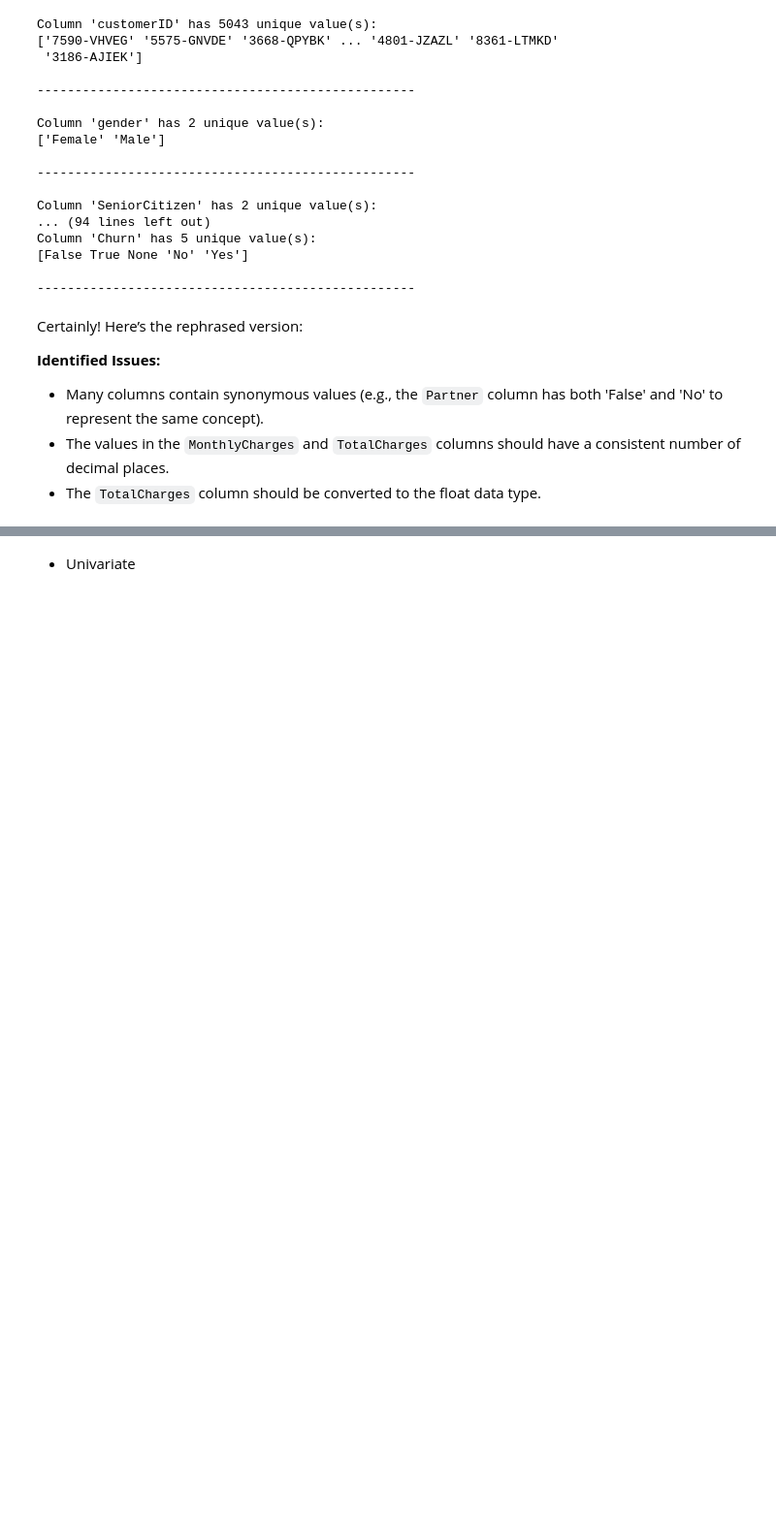
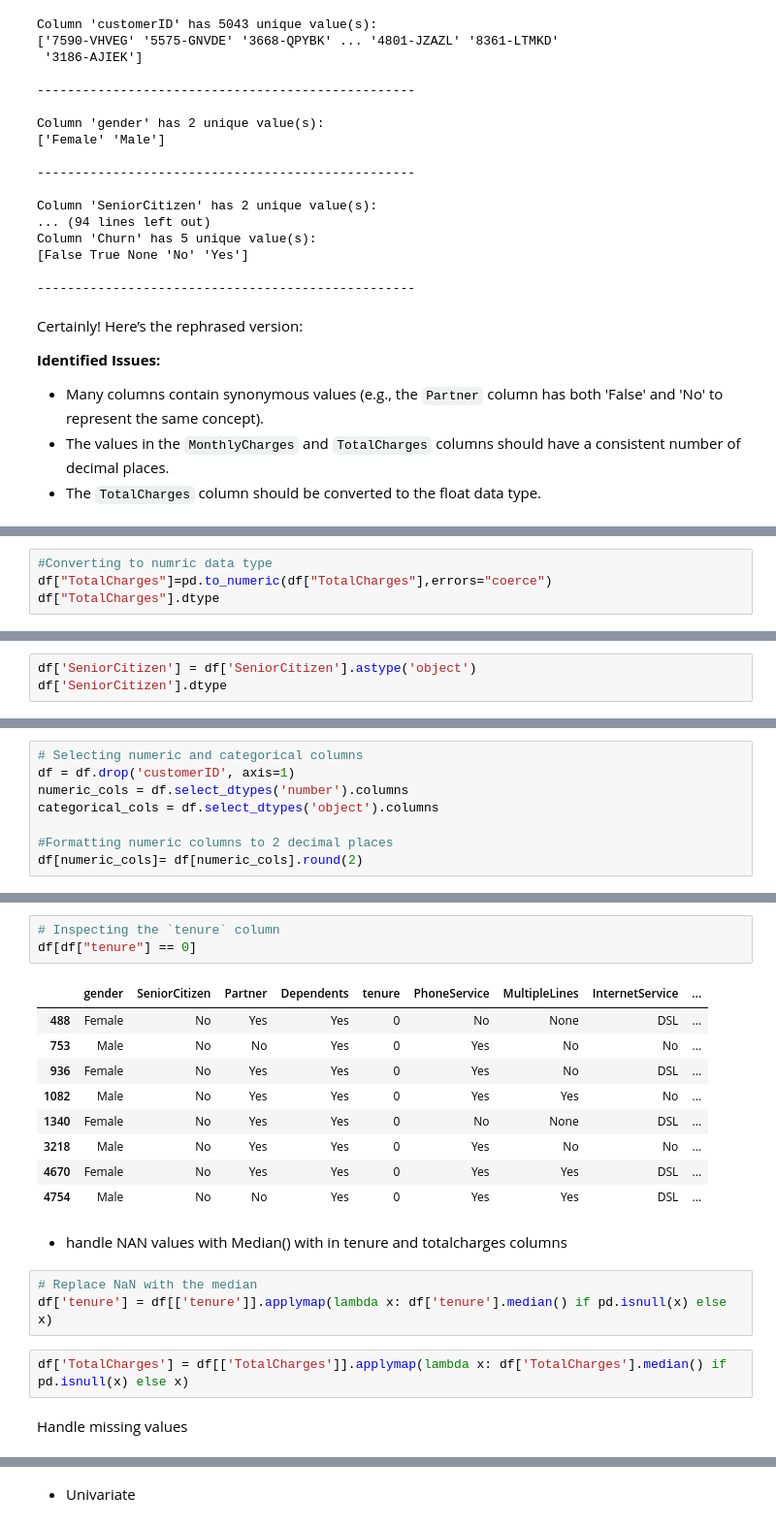
Before and after one commit to DelphinKdl/customer-churn-prediction, a Jupyter notebook: notobooks/main.ipynb, the cells around one changed output, grey strips where cells are left out. Shown: that part at 97% size. Saved outputs shown, nothing was run; the diff lists cells and outputs as text; blank space fills up the shorter version.

```diff
--- a/notobooks/main.ipynb
+++ b/notobooks/main.ipynb
@@ -369,0 +378,4 @@ Certainly! Here’s the rephrased version:
+# %%
+#Converting to numric data type
+df["TotalCharges"]=pd.to_numeric(df["TotalCharges"],errors="coerce")
+df["TotalCharges"].dtype
@@ -369,0 +384,3 @@ Certainly! Here’s the rephrased version:
+# %%
+df['SeniorCitizen'] = df['SeniorCitizen'].astype('object')
+df['SeniorCitizen'].dtype
@@ -369,0 +389,8 @@ Certainly! Here’s the rephrased version:
+# %%
+# Selecting numeric and categorical columns
+df = df.drop('customerID', axis=1)
+numeric_cols = df.select_dtypes('number').columns
+categorical_cols = df.select_dtypes('object').columns
+
+#Formatting numeric columns to 2 decimal places
+df[numeric_cols]= df[numeric_cols].round(2)
@@ -369,0 +422,22 @@ Certainly! Here’s the rephrased version:
+# %%
+# Inspecting the `tenure` column
+df[df["tenure"] == 0]
+# %% [output]
+|  | gender | SeniorCitizen | Partner | Dependents | tenure | PhoneService | MultipleLines | InternetService | ... |
+| 488 | Female | No | Yes | Yes | 0 | No | None | DSL | ... |
+| 753 | Male | No | No | Yes | 0 | Yes | No | No | ... |
+| 936 | Female | No | Yes | Yes | 0 | Yes | No | DSL | ... |
+| 1082 | Male | No | Yes | Yes | 0 | Yes | Yes | No | ... |
+| 1340 | Female | No | Yes | Yes | 0 | No | None | DSL | ... |
+| 3218 | Male | No | Yes | Yes | 0 | Yes | No | No | ... |
+| 4670 | Female | No | Yes | Yes | 0 | Yes | Yes | DSL | ... |
+| 4754 | Male | No | No | Yes | 0 | Yes | Yes | DSL | ... |
+# %% [markdown]
+- handle NAN values with Median() with in tenure and totalcharges columns
+# %%
+# Replace NaN with the median
+df['tenure'] = df[['tenure']].applymap(lambda x: df['tenure'].median() if pd.isnull(x) else x)
+# %%
+df['TotalCharges'] = df[['TotalCharges']].applymap(lambda x: df['TotalCharges'].median() if pd.isnull(x) else x)
+# %% [markdown]
+Handle missing values
```
Also changed, not shown: parts of 20 cells of this notebook, 2 other files.
